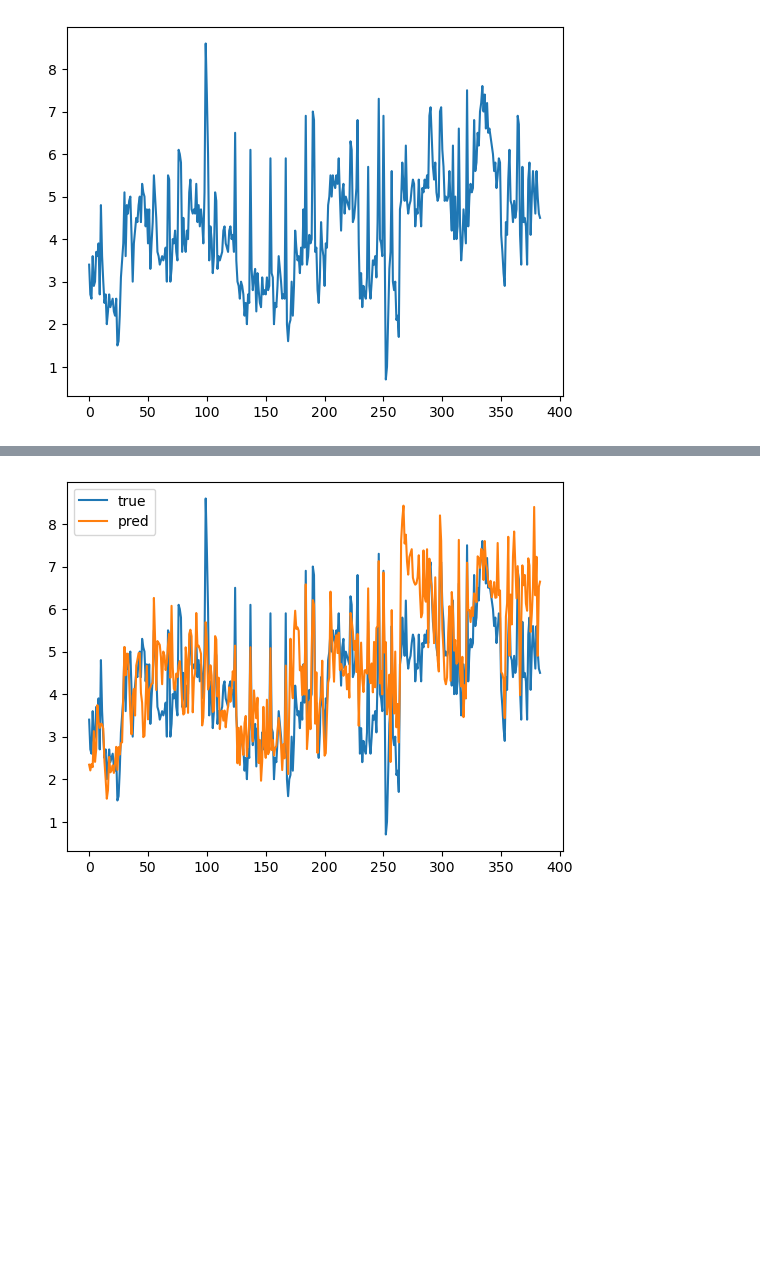
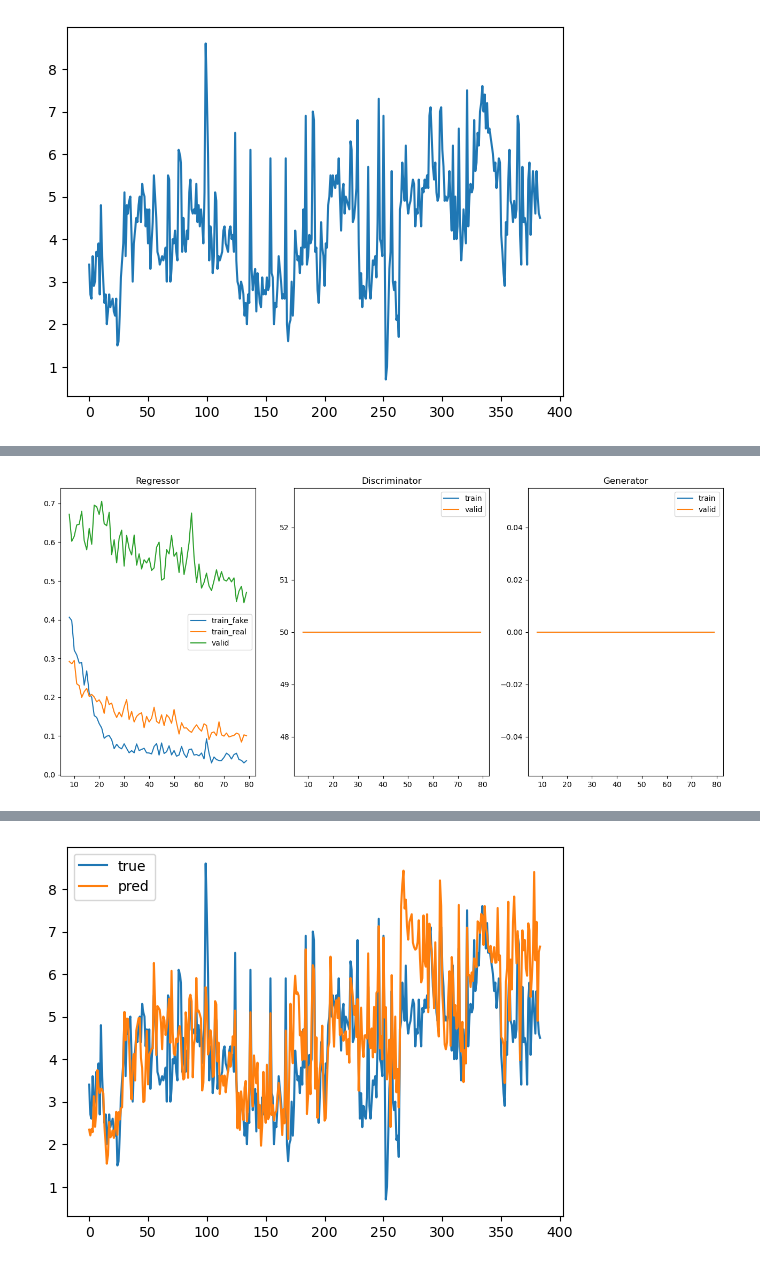
Before and after one commit to VeryLittleAnna/SoftSensors, a Jupyter notebook: gan.ipynb, the cells around one changed output, grey strips where cells are left out. Cells and saved outputs as stored; diff of their text form; code cells hidden in the pictures; blank space fills up the shorter version.

```diff
--- a/gan.ipynb
+++ b/gan.ipynb
@@ -398,0 +413,4 @@ Wall time: 28min 49s
+# %%
+visualize_subplots(losses, log=False, clip_first=0.1, dilation=0)
+# %% [output]
+[figure, added]
```
Also changed, not shown: parts of 35 cells of this notebook.
